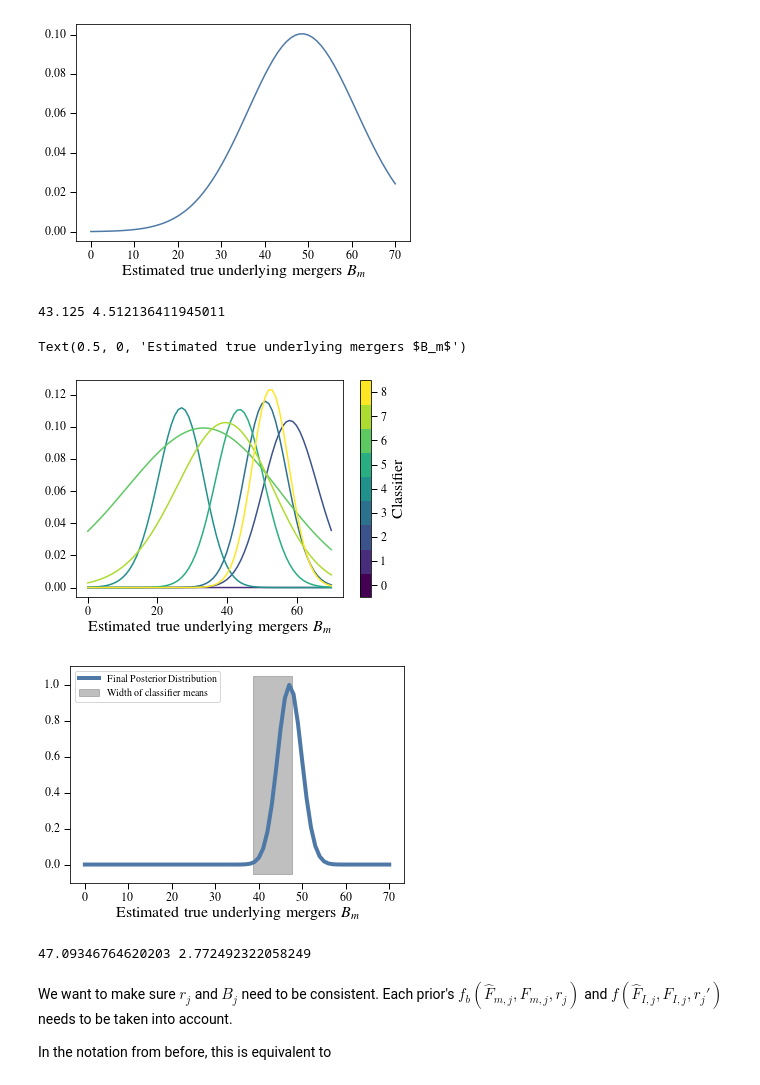
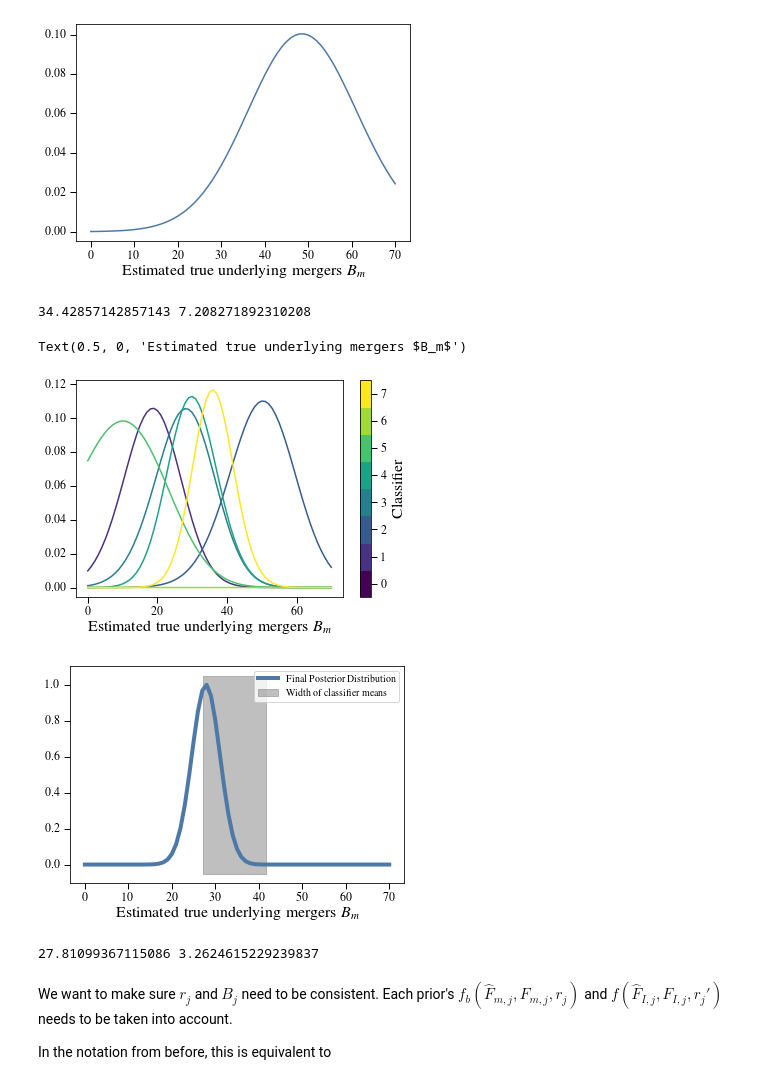
Before and after one commit to dncnwtts/merger_classification, a Jupyter notebook: classification_emcee.ipynb, the cells around one changed output. Drawn from its saved outputs; the diff is of its cells as text; code cells hidden in the pictures.

```diff
--- a/classification_emcee.ipynb
+++ b/classification_emcee.ipynb
@@ -58,6 +58,7 @@ def f_b(k, n, p):
 # %%
 def L(Bm, rj, rjp, Bj, B):
     L = 0
+    Bm = Bm.astype(int)
     for k in range(Bj+1):
         L += f_b(k, Bm, rj)*f_b(Bj-k, B-Bm, 1-rjp)
     return L
@@ -76,41 +77,47 @@ Text(0.5, 0, 'Estimated true underlying mergers $B_m$')
 # %%
 rjs = np.array([11, 16, 19, 20, 18, 17,18,20])/24
 rjps = np.array([11, 14, 13, 12, 13, 8, 9, 13])/17
 Bjs = np.array([50, 41, 45, 35, 39, 43, 44, 48])
+
+rjs = np.array([0.75      , 0.79166667, 0.79166667, 0.66666667, 0.83333333, 0.79166667, 0.75      ])
+rjps = np.array([0.70588235, 0.58823529, 0.64705882, 0.82352941, 0.47058824,
+       0.35294118, 0.82352941])
+Bjs = np.array([29, 48, 37, 27, 40, 27, 33])
+
 print(Bjs.mean(), Bjs.std())
 #cm = plt.cm.viridis
 cm = plt.cm.get_cmap('viridis', len(rjs)+1)
 
 for i in range(len(rjs)):
     plt.plot(Bm, L(Bm, rjs[i], rjps[i], Bjs[i], B), color=cm((i+1)/(len(rjs)+1)))
 plt.xlabel(r'Estimated true underlying mergers $B_m$')
 
 sm = plt.cm.ScalarMappable(cmap=cm, norm=plt.Normalize(vmin=0-0.5, vmax=len(rjs)+0.5))
 plt.colorbar(sm, label='Classifier')
 
 
 plt.figure()
 lnLi = L(Bm, rjs[i], rjps[i], Bjs[i], B)*0
 
 for i in range(len(rjs)):
     lnLi += np.log(L(Bm, rjs[i], rjps[i], Bjs[i], B))
 plt.plot(Bm, np.exp(lnLi-lnLi.max()),  label='Final Posterior Distribution', lw=4)
 plt.fill_betweenx(plt.gca().get_ylim(), Bjs.mean()-Bjs.std(), Bjs.mean()+Bjs.std(), alpha=0.5,
                   color='gray', label=r'Width of classifier means')
 plt.legend(loc='best')
 plt.xlabel(r'Estimated true underlying mergers $B_m$')
 # %% [output]
-43.125 4.512136411945011
+34.42857142857143 7.208271892310208
 Text(0.5, 0, 'Estimated true underlying mergers $B_m$')
-[figure, old version]
+[figure, new version]
-[figure, old version]
+[figure, new version]
 # %%
 Like = np.exp(lnLi-lnLi.max())
 mu = sum(Bm*Like)/sum(Like)
 var = sum(Bm**2*Like)/sum(Like) - mu**2
 print(mu, var**0.5)
 # %% [output]
-47.09346764620203 2.772492322058249
+27.81099367115086 3.2624615229239837
 # %% [markdown]
 We want to make sure $r_j$ and $B_j$ need to be consistent. Each prior's $f_b(\hat F_{m,j}, F_{m,j}, r_j)$ and $f(\hat F_{I,j},F_{I,j},r_j')$ needs to be taken into account.
 
```
Also changed, not shown: parts of 14 cells of this notebook.
